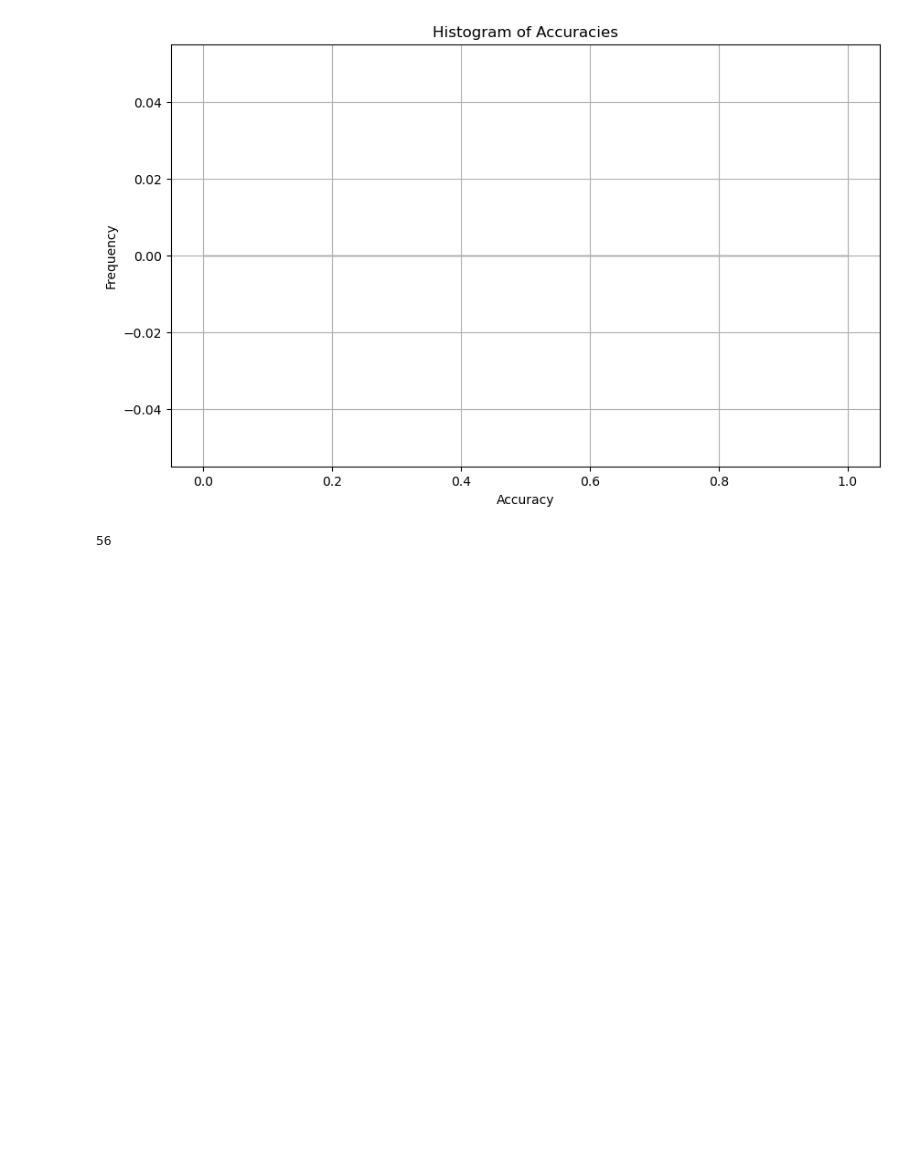
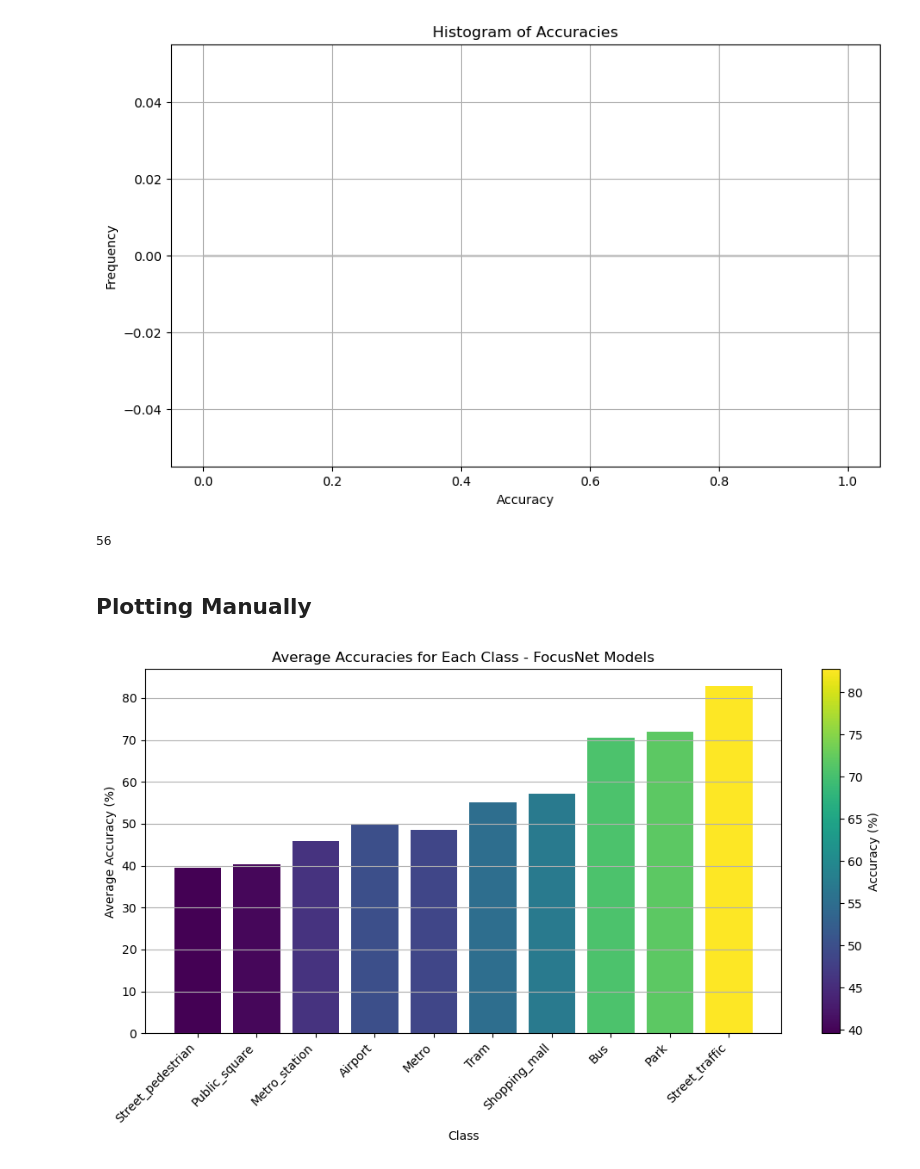
Before and after one commit to CPJKU/dcase2024_task1_baseline, a Jupyter notebook: test.ipynb, the cells around one changed output. Saved outputs shown, nothing was run; the diff lists cells and outputs as text; code cells hidden in the pictures; blank space fills up the shorter version.

```diff
--- a/test.ipynb
+++ b/test.ipynb
@@ -95,3 +95,64 @@ plt.show()
 # %% [output]
 [figure]
 56
+# %% [markdown]
+## Plotting Manually
+# %%
+import matplotlib.pyplot as plt
+import numpy as np
+from matplotlib.colors import Normalize
+
+# FocusNet 1 results
+focusnet1 = {
+    'Street_pedestrian': 40.10,
+    'Public_square': 41.11,
+    'Metro_station': 45.56,
+    'Airport': 49.12,
+    'Metro': 49.90,
+    'Tram': 53.82,
+    'Shopping_mall': 56.46,
+    'Bus': 68.78,
+    'Park': 71.95,
+    'Street_traffic': 81.88
+}
+
+# FocusNet 2 results
+focusnet2 = {
+    'Street_pedestrian': 39.10,
+    'Public_square': 39.46,
+    'Metro_station': 46.29,
+    'Metro': 47.34,
+    'Airport': 50.84,
+    'Tram': 56.32,
+    'Shopping_mall': 57.81,
+    'Park': 71.95,
+    'Bus': 72.29,
+    'Street_traffic': 83.60
+}
+
+# Average accuracies for each class
+classes = list(focusnet1.keys())
+avg_accuracies = [(focusnet1[class_] + focusnet2[class_]) / 2 for class_ in classes]
+
+# Calculate color intensity based on average accuracies
+color_map = plt.cm.viridis
+norm = Normalize(vmin=min(avg_accuracies), vmax=max(avg_accuracies))
+color_intensities = [norm(accuracy) for accuracy in avg_accuracies]
+
+# Plotting
+plt.figure(figsize=(10, 6))
+bars = plt.bar(classes, avg_accuracies, color=color_map(color_intensities))
+plt.xlabel('Class')
+plt.ylabel('Average Accuracy (%)')
+plt.title('Average Accuracies for Each Class - FocusNet Models')
+plt.xticks(rotation=45, ha='right')
+plt.grid(axis='y')
+
+# Add color bar for reference
+cbar = plt.colorbar(plt.cm.ScalarMappable(norm=norm, cmap=color_map), ax=plt.gca())
+cbar.set_label('Accuracy (%)')
+
+plt.tight_layout()
+plt.show()
+# %% [output]
+[figure, added]
```
Also changed, not shown: parts of 2 cells of this notebook.
